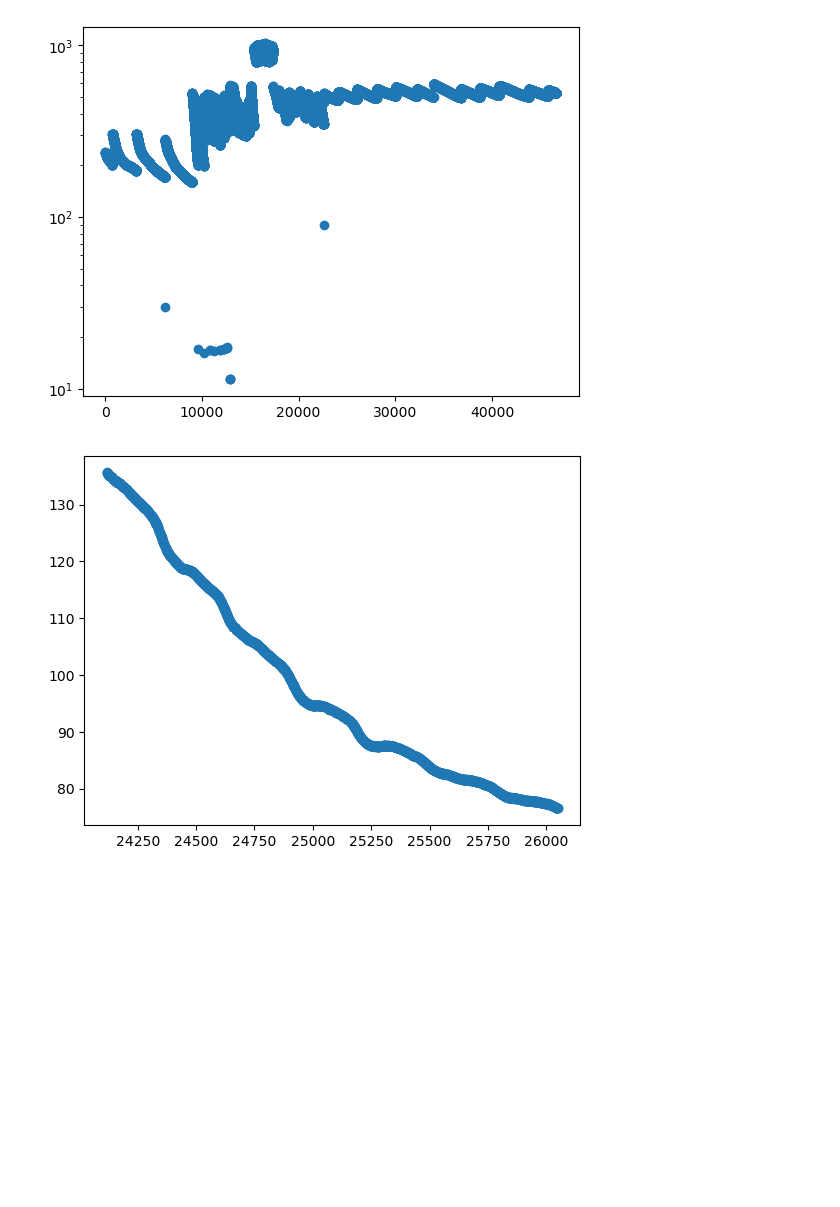
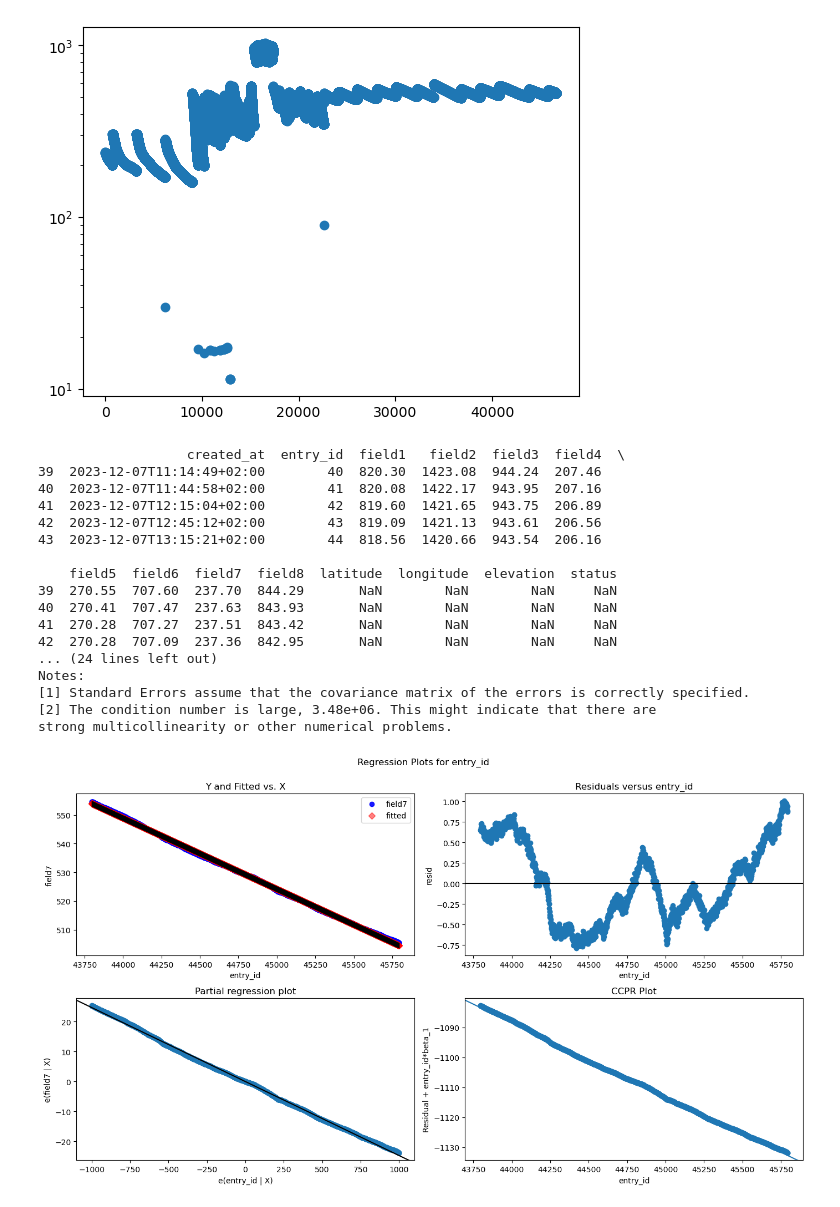
Before and after one commit to OkiEmil/watering_indicator, a Jupyter notebook: test2.ipynb, the cells around one changed output. Drawn from its saved outputs; the diff is of its cells as text; code cells hidden in the pictures; blank space fills up the shorter version.

```diff
--- a/test2.ipynb
+++ b/test2.ipynb
@@ -4,21 +4,72 @@ import matplotlib.pyplot as plt
 import numpy as np
 data = pd.read_csv("./feeds.csv")
 
-field7 = data[data["field7"]>10]
-field7.head()
-ax = plt.gca()
-ax.scatter(x=field7["entry_id"], y=field7["field7"])
-ax.set_yscale('log')
-plt.show()
+def pickfield(field_nr):
+    field = data[data[field_nr]>10]
+    field.head()
+
+    return field
+
+def plotfield(field_nr):
+    field = pickfield(field_nr)
+
+    ax = plt.gca()
+    ax.scatter(x=field["entry_id"], y=field[field_nr])
+    ax.set_yscale('log')
+plotfield("field7")
+# plt.show()
 # %% [output]
 [figure]
 # %%
-field8smol = field8[field8["entry_id"] >24117]
-field8smol = field8smol[field8smol["entry_id"] <26050]
+import seaborn as sns
+import statsmodels.api as sm
+from statsmodels.formula.api import ols
 
-ax1 = plt.gca()
-ax1.scatter(x=field8smol["entry_id"], y=field8smol["field8"])
-ax1.set_yscale('log')
-plt.show()
+def select_range(field_nr, start, end):
+    field = pickfield(field_nr)
+    print(field.head())
+    field = field[field["entry_id"] > start]
+    field = field[field["entry_id"] < end]
+    return field
+# field8smol['field8'] = field8smol['field8'].shift(-24) - field8smol['field8']
+# field8smol = field8smol[field8smol["entry_id"] % 24 == 0]
+
+# sns.residplot(x='entry_id', y='field8', data=field8smol)
+# plt.xlabel("entry id")
+# plt.ylabel("Residuals")
+# plt.show()
+
+#select_range("field7", 43795,45795)
+def residual_graph(field_nr, start, end):
+
+    data_field = select_range(field_nr, start, end)
+
+    lm = ols(f'{field_nr} ~ entry_id', data=data_field).fit()
+    print(lm.summary())
+    fig = plt.figure(figsize=(14, 8))
+    fig = sm.graphics.plot_regress_exog(lm, 'entry_id', fig=fig)
+
+residual_graph("field7", 43795 ,45795)
+# ax1 = plt.gca()
+# ax1.scatter(x=field8smol["entry_id"], y=field8smol["field8"])
+
+# plt.show()
 # %% [output]
+                   created_at  entry_id  field1   field2  field3  field4  \
+39  2023-12-07T11:14:49+02:00        40  820.30  1423.08  944.24  207.46
+40  2023-12-07T11:44:58+02:00        41  820.08  1422.17  943.95  207.16
+41  2023-12-07T12:15:04+02:00        42  819.60  1421.65  943.75  206.89
+42  2023-12-07T12:45:12+02:00        43  819.09  1421.13  943.61  206.56
+43  2023-12-07T13:15:21+02:00        44  818.56  1420.66  943.54  206.16
+
+    field5  field6  field7  field8  latitude  longitude  elevation  status
+39  270.55  707.60  237.70  844.29       NaN        NaN        NaN     NaN
+40  270.41  707.47  237.63  843.93       NaN        NaN        NaN     NaN
+41  270.28  707.27  237.51  843.42       NaN        NaN        NaN     NaN
+42  270.28  707.09  237.36  842.95       NaN        NaN        NaN     NaN
+... (24 lines left out)
+Notes:
+[1] Standard Errors assume that the covariance matrix of the errors is correctly specified.
+[2] The condition number is large, 3.48e+06. This might indicate that there are
+strong multicollinearity or other numerical problems.
-[figure, old version]
+[figure, new version]
```
Also changed, not shown: parts of 2 cells of this notebook.
